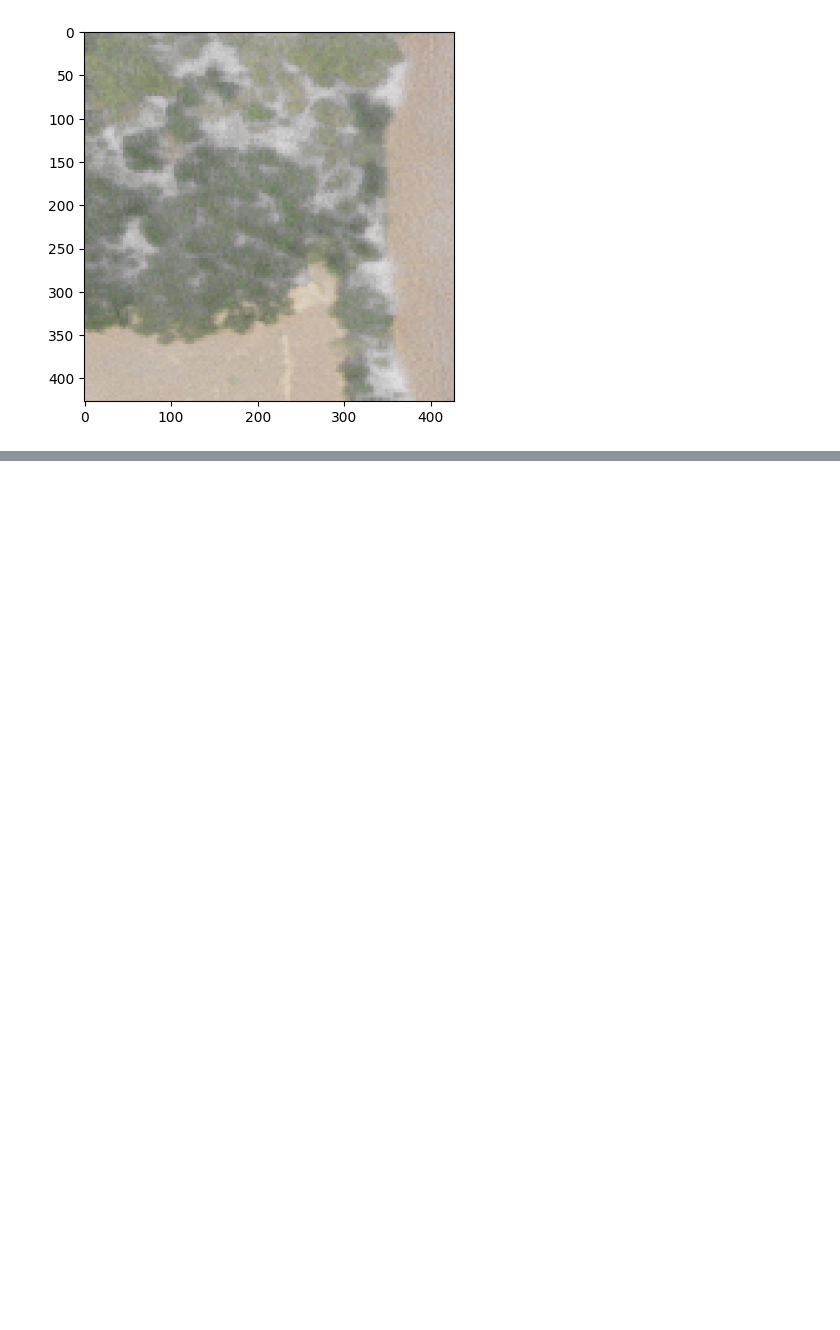
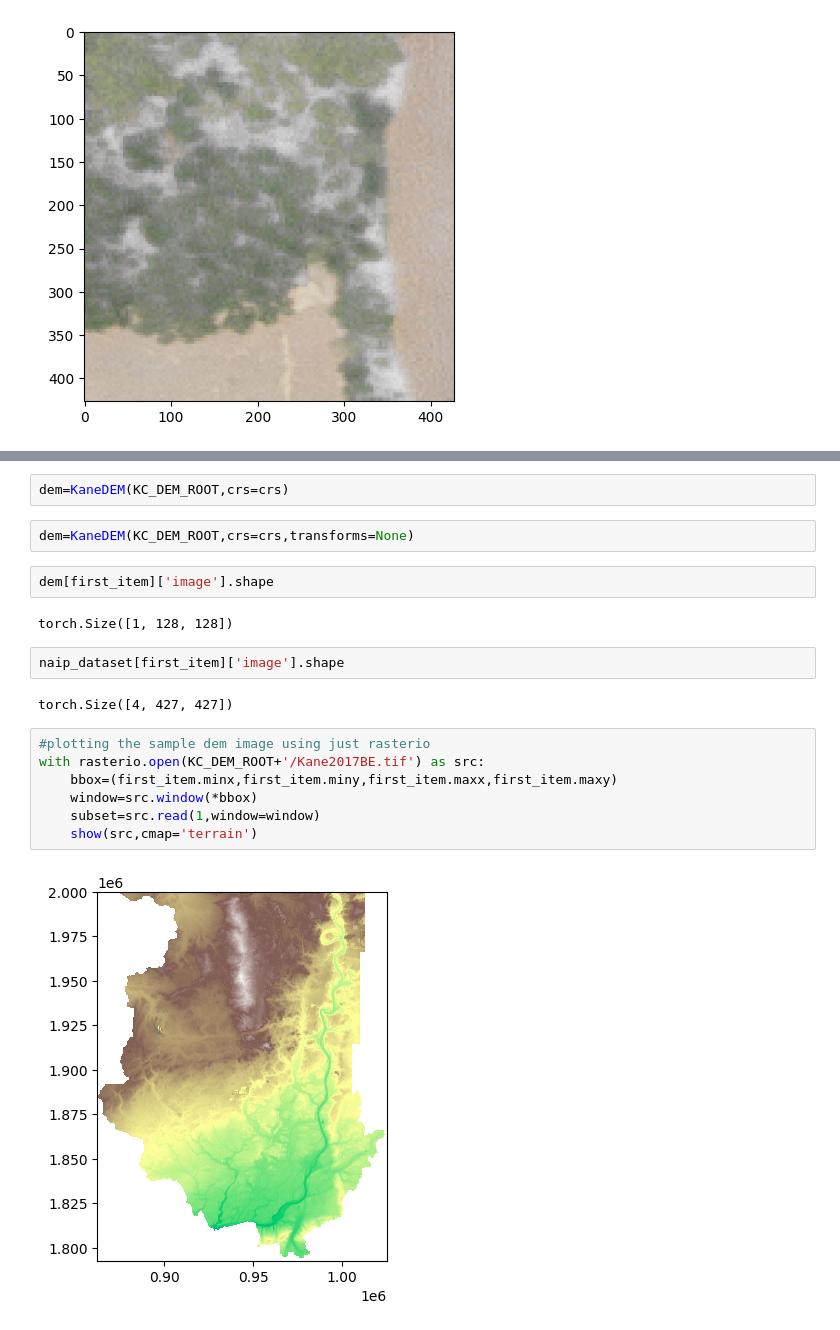
Before and after one commit to dsi-clinic/CMAP, a Jupyter notebook: exploratory-analysis-cleaned.ipynb, the cells around one changed output, grey strips where cells are left out. Drawn from its saved outputs; the diff is of its cells as text; blank space fills up the shorter version.

Commit message:
added corresponding plots but need help with plotting from the class itself

```diff
--- a/exploratory-analysis-cleaned.ipynb
+++ b/exploratory-analysis-cleaned.ipynb
@@ -252,0 +315,21 @@ plt.show()
+# %%
+dem=KaneDEM(KC_DEM_ROOT,crs=crs)
+# %%
+dem=KaneDEM(KC_DEM_ROOT,crs=crs,transforms=None)
+# %%
+dem[first_item]['image'].shape
+# %% [output]
+torch.Size([1, 128, 128])
+# %%
+naip_dataset[first_item]['image'].shape
+# %% [output]
+torch.Size([4, 427, 427])
+# %%
+#plotting the sample dem image using just rasterio
+with rasterio.open(KC_DEM_ROOT+'/Kane2017BE.tif') as src:
+    bbox=(first_item.minx,first_item.miny,first_item.maxx,first_item.maxy)
+    window=src.window(*bbox)
+    subset=src.read(1,window=window)
+    show(src,cmap='terrain')
+# %% [output]
+[figure, added]
```
Also changed, not shown: parts of 6 cells of this notebook.
